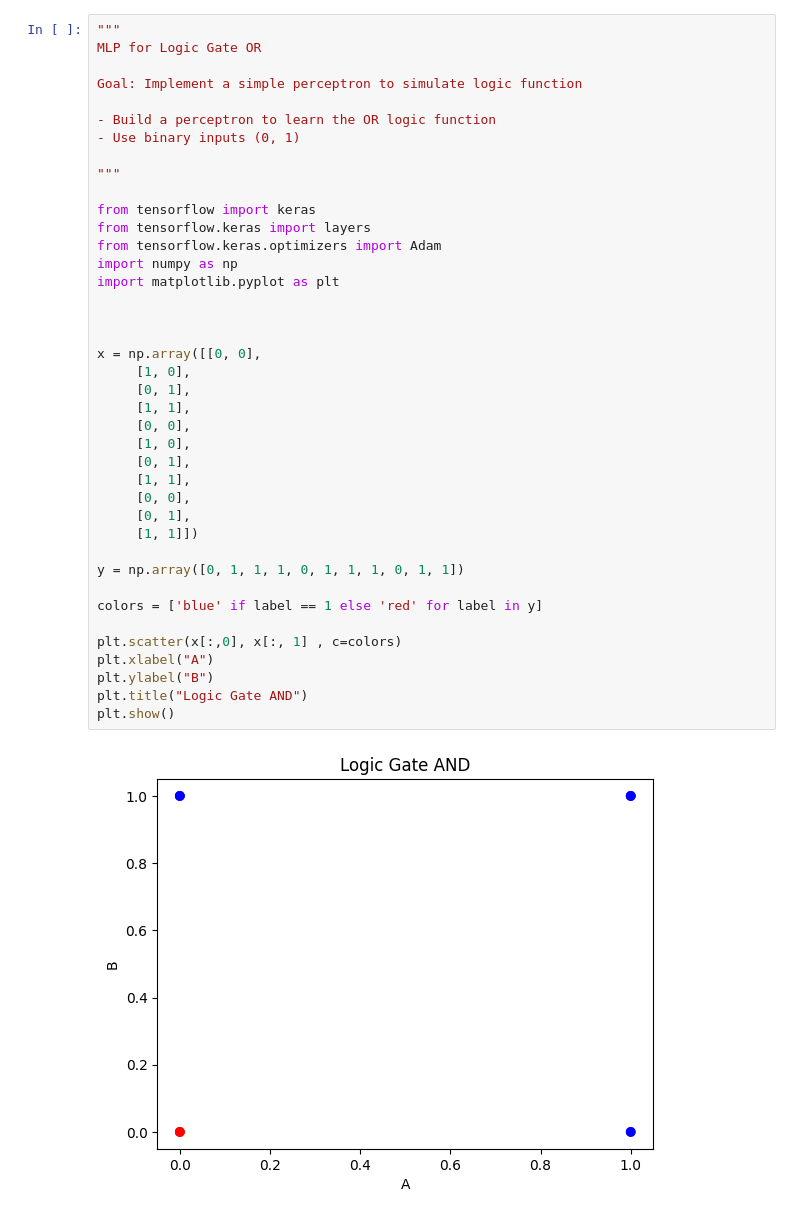
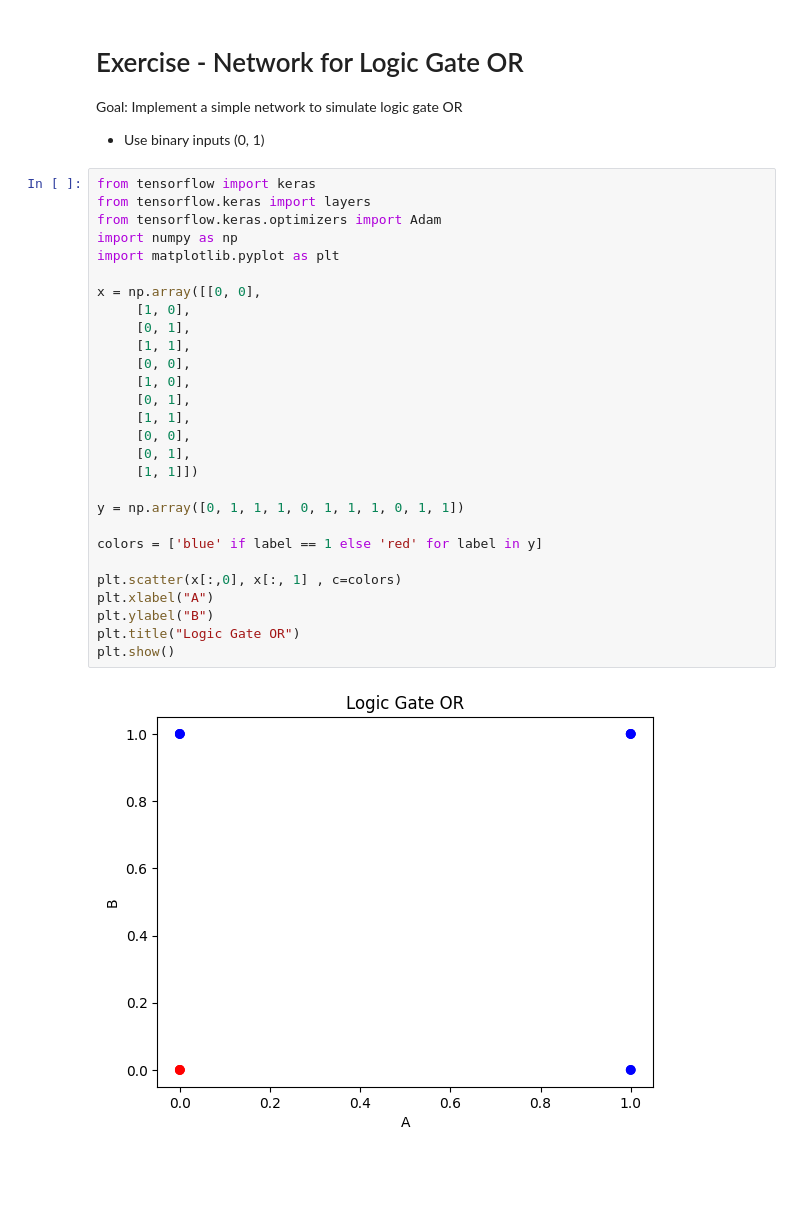
Before and after one commit to projetosvas/deep-learning-portfolio, a Jupyter notebook: networkOR.ipynb, the cells around one changed output. Saved outputs shown, nothing was run; the diff lists cells and outputs as text; blank space fills up the shorter version.

Commit message:
feat networkAND : Improved network visualization and optimization. feat networkOR : Improved network visualization and optimization. Created README

```diff
--- a/networkOR.ipynb
+++ b/networkOR.ipynb
@@ -1,44 +1,38 @@
+# %% [markdown]
+# Exercise - Network for Logic Gate OR
+
+Goal: Implement a simple network to simulate logic gate OR
+
+- Use binary inputs (0, 1)
 # %%
-"""
-MLP for Logic Gate OR
-
-Goal: Implement a simple perceptron to simulate logic function
-
-- Build a perceptron to learn the OR logic function
-- Use binary inputs (0, 1)
-
-"""
-
 from tensorflow import keras
 from tensorflow.keras import layers
 from tensorflow.keras.optimizers import Adam
 import numpy as np
 import matplotlib.pyplot as plt
-
-
 
 x = np.array([[0, 0],
      [1, 0],
      [0, 1],
      [1, 1],
      [0, 0],
      [1, 0],
      [0, 1],
      [1, 1],
      [0, 0],
      [0, 1],
      [1, 1]])
 
 y = np.array([0, 1, 1, 1, 0, 1, 1, 1, 0, 1, 1])
 
 colors = ['blue' if label == 1 else 'red' for label in y]
 
 plt.scatter(x[:,0], x[:, 1] , c=colors)
 plt.xlabel("A")
 plt.ylabel("B")
-plt.title("Logic Gate AND")
+plt.title("Logic Gate OR")
 plt.show()
 # %% [output]
-[figure, old version]
+[figure, new version]
 # %%
 inputs = keras.Input(shape=(2,), name="inputLayer")
```
Also changed, not shown: parts of 6 cells of this notebook, 2 other files.
